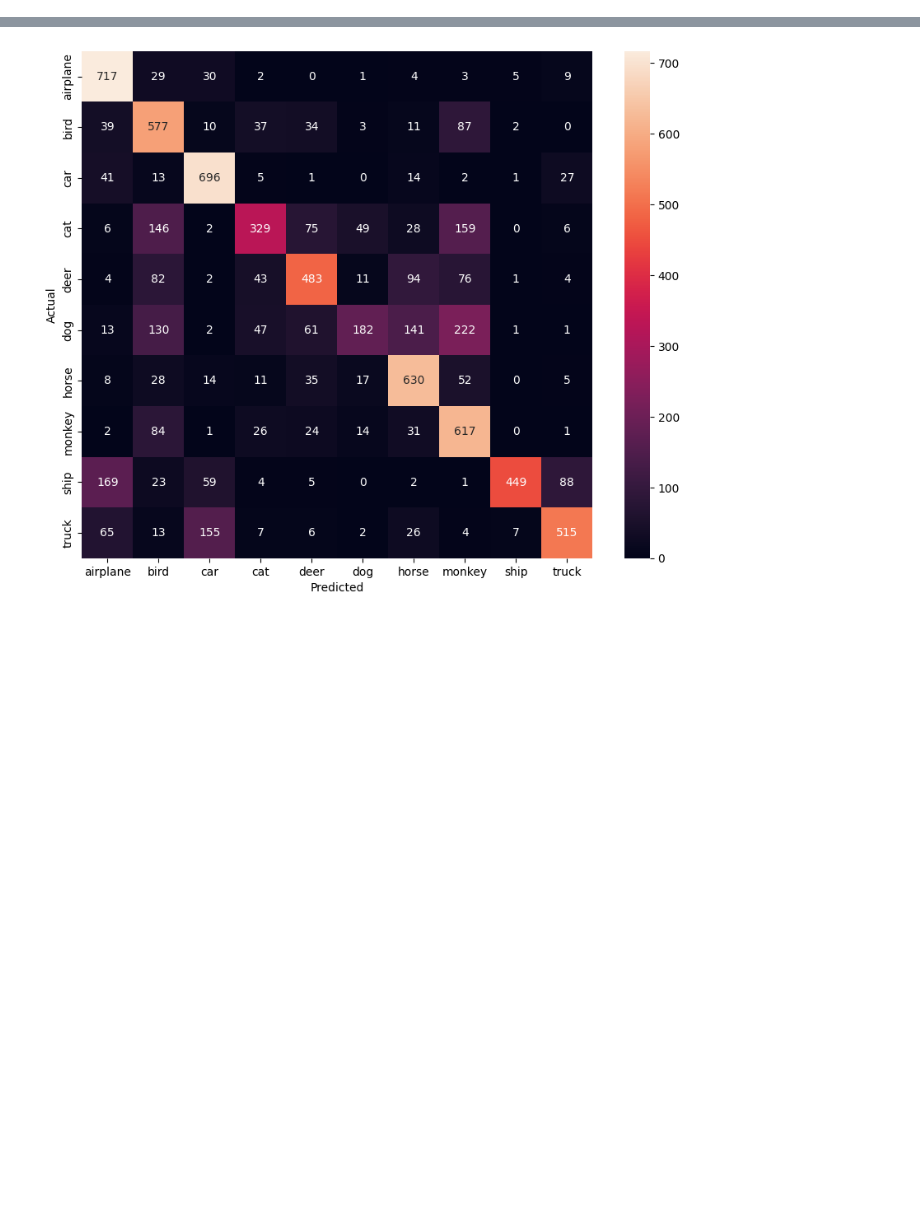
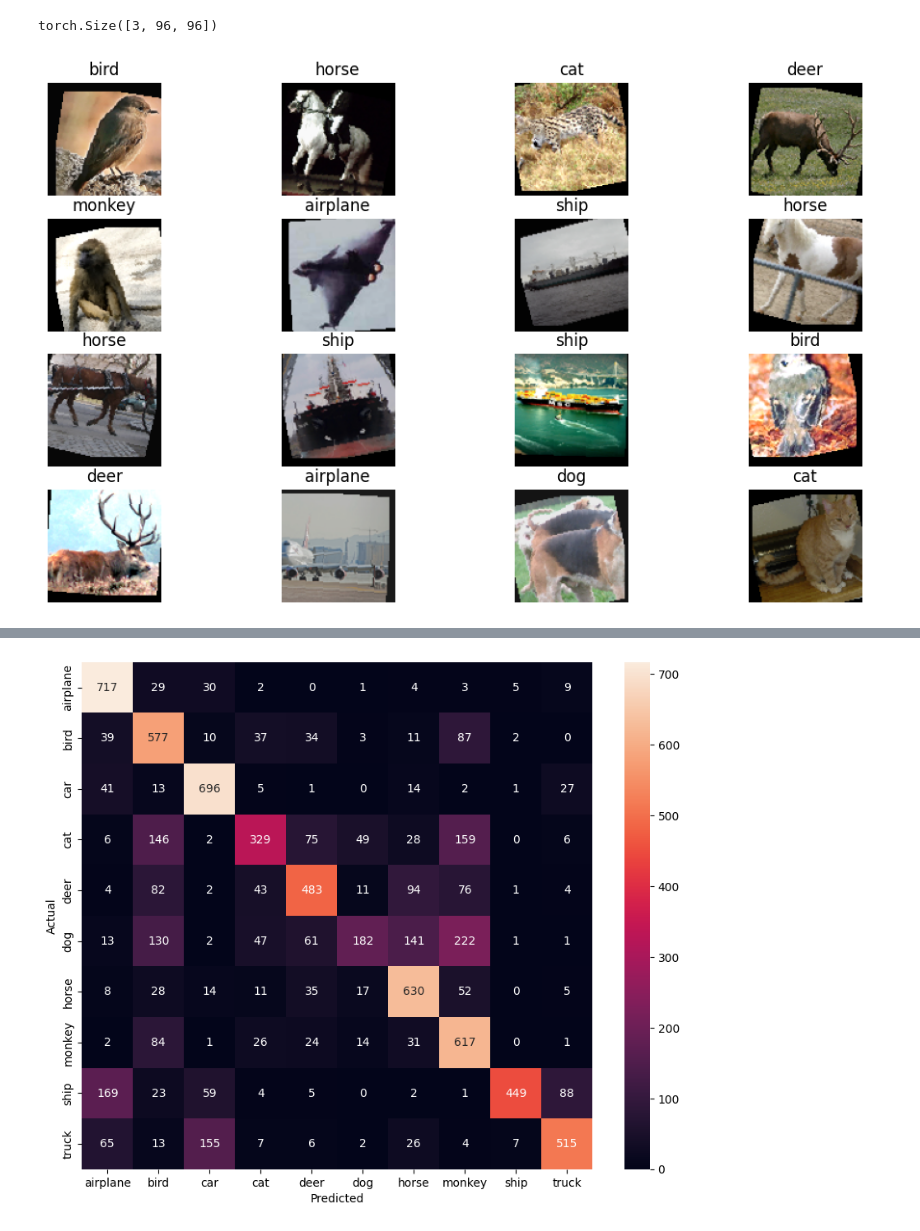
Before and after one commit to wayniez/practice, a Jupyter notebook: pytorch/computer_vision/STL10_Model.ipynb, the cells around one changed output, grey strips where cells are left out. Cells and saved outputs as stored; diff of their text form; code cells hidden in the pictures; blank space fills up the shorter version.

```diff
--- a/pytorch/computer_vision/STL10_Model.ipynb
+++ b/pytorch/computer_vision/STL10_Model.ipynb
@@ -14,6 +14,11 @@ from torchmetrics import Accuracy
 from torchmetrics import ConfusionMatrix
 from tqdm.std import tqdm
 # %%
+normalize = transforms.Normalize(
+    mean=[0.4467, 0.4398, 0.4066],
+    std=[0.2603, 0.2566, 0.2713]
+)
+
 train_transform = transforms.Compose([
     transforms.RandomHorizontalFlip(0.5),
     transforms.RandomRotation(degrees=15),
@@ -24,11 +29,11 @@ train_transform = transforms.Compose([
         saturation=0.2
     ),
     transforms.ToTensor(),
-    transforms.Normalize((0.5,0.5, 0.5), (0.5,0.5,0.5))
+    normalize
 ])
 test_transform = transforms.Compose([
     transforms.ToTensor(),
-    transforms.Normalize((0.5,0.5, 0.5), (0.5,0.5,0.5)),
+    normalize
 ])
 
 train_data = datasets.STL10(root='data', split='train', download=True, transform=train_transform)
@@ -50,2 +88,4 @@ classes_names
 # %%
 image.shape
+# %% [output]
+torch.Size([3, 96, 96])
@@ -56,12 +92,20 @@ plt.axis(False);
+# %%
+mean = torch.tensor([0.4467, 0.4398, 0.4066]).view(3, 1, 1)
+std  = torch.tensor([0.2603, 0.2566, 0.2713]).view(3, 1, 1)
 # %%
 fig = plt.figure(figsize=(12,7))
 rows, cols = 4, 4
 
 for i in range(1, rows*cols+1):
     random_idx = torch.randint(1, len(train_data), size=[1]).item()
     img,label = train_data[random_idx]
-    img = img*0.5+0.5
-    fig.add_subplot(rows, cols, i)
-    plt.imshow(img.permute(1,2,0))
+
+    img = img*std+mean
+    img = img.clamp(0, 1)
+
+    fig.add_subplot(rows, cols, i);
+    plt.imshow(img.permute(1,2,0));
     plt.title(classes_names[label]);
-    plt.axis(False)
+    plt.axis(False);
+# %% [output]
+[figure, added]
```
Also changed, not shown: parts of 10 cells of this notebook.
